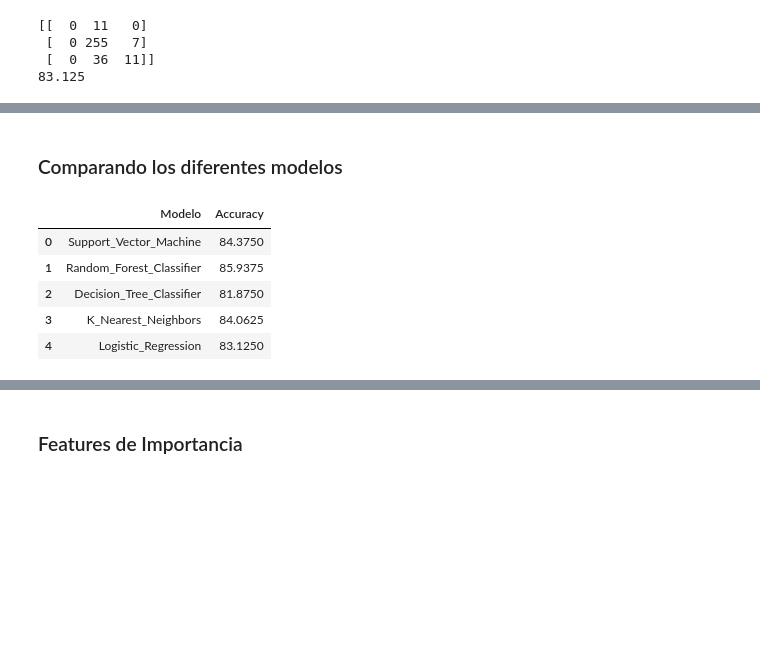
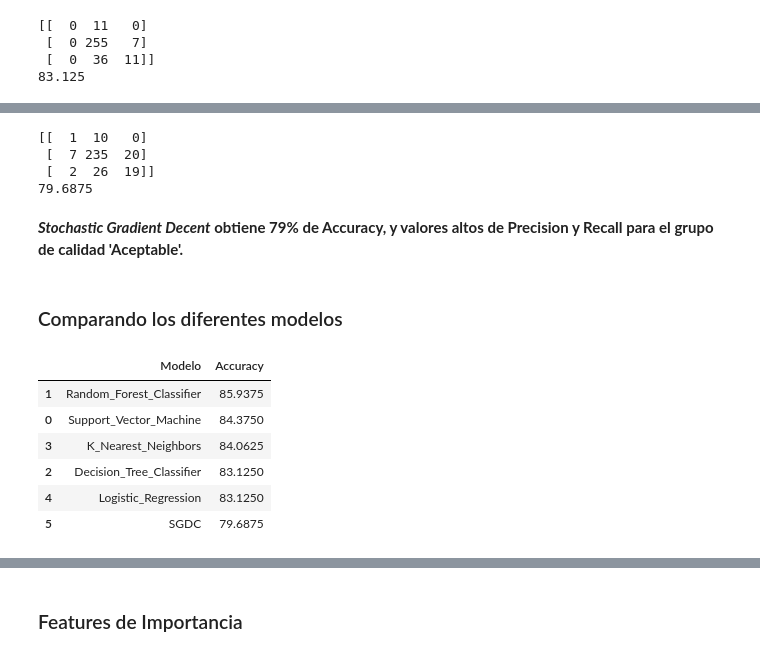
Before and after one commit to Fati486/TFM, a Jupyter notebook: Predicción_de_la_Calidad_del_Vino_usando_Machine_Learning.ipynb, the cells around one changed output, grey strips where cells are left out. Drawn from its saved outputs; the diff is of its cells as text; code cells hidden in the pictures; blank space fills up the shorter version.

```diff
--- a/Predicción_de_la_Calidad_del_Vino_usando_Machine_Learning.ipynb
+++ b/Predicción_de_la_Calidad_del_Vino_usando_Machine_Learning.ipynb
@@ -827,8 +833,8 @@ Probaremos a continuación el modelo '***Decision Tree Classifier***':
 # %%
 from sklearn.tree import DecisionTreeClassifier
 # %%
-tree = DecisionTreeClassifier()
-tree.fit(X_train,y_train)
+tree = DecisionTreeClassifier(max_depth=2)
+tr2 = tree.fit(X_train,y_train)
 predicho_tree = tree.predict(X_test)
 print(classification_report(y_test, predicho_tree))
 # %% [output]
@@ -914,0 +931,5 @@ acc.update({'Logistic_Regression': regresion_accuracy*100})
+# %%
+GD = SGDClassifier(penalty=None)
+GD.fit(X_train, y_train)
+predicho_GD = GD.predict(X_test)
+print(classification_report(y_test, predicho_GD))
@@ -915,17 +946,33 @@ acc.update({'Logistic_Regression': regresion_accuracy*100})
+# %%
+GD_cmatrix = confusion_matrix(y_test, predicho_GD)
+GD_accuracy = accuracy_score(y_test, predicho_GD)
+print(GD_cmatrix)
+print(GD_accuracy*100)
+acc.update({'SGDC': GD_accuracy*100})
+# %% [output]
+[[  1  10   0]
+ [  7 235  20]
+ [  2  26  19]]
+79.6875
+# %% [markdown]
+***Stochastic Gradient Decent* obtiene 79% de Accuracy, y valores altos de Precision y Recall para el grupo de calidad 'Aceptable'.**
 # %% [markdown]
 ### Comparando los diferentes modelos
 # %%
 evaluacion_modelo = pd.DataFrame()
 evaluacion_modelo['Modelo'] = acc.keys()
 evaluacion_modelo['Accuracy'] = acc.values()
-evaluacion_modelo
+
+result = evaluacion_modelo.sort_values('Accuracy',ascending=False)
+result
 # %% [output]
 |  | Modelo | Accuracy |
+| 1 | Random_Forest_Classifier | 85.9375 |
 | 0 | Support_Vector_Machine | 84.3750 |
-| 1 | Random_Forest_Classifier | 85.9375 |
-| 2 | Decision_Tree_Classifier | 81.8750 |
 | 3 | K_Nearest_Neighbors | 84.0625 |
+| 2 | Decision_Tree_Classifier | 83.1250 |
 | 4 | Logistic_Regression | 83.1250 |
+| 5 | SGDC | 79.6875 |
 # %%
 from matplotlib.pyplot import xticks
 
```
Also changed, not shown: parts of 71 cells of this notebook.
